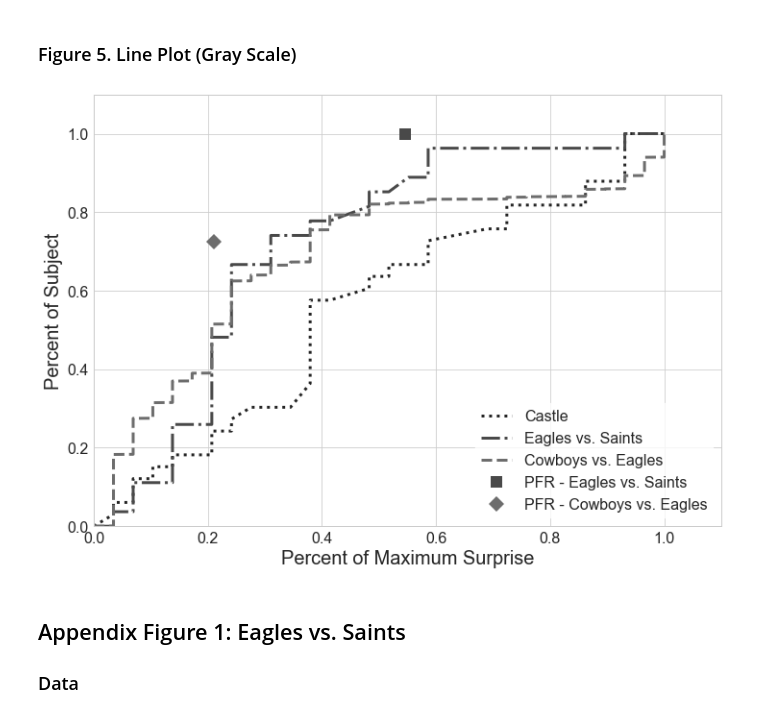
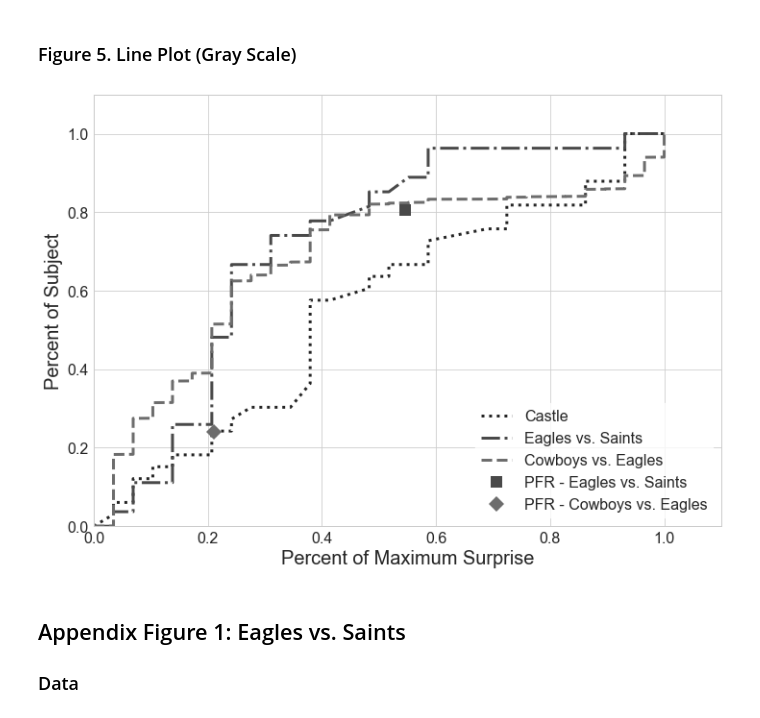
Before and after one commit to cesslab/Experiment-SuspenseAndSurprise, a Jupyter notebook: SchotterKesslerMcClellan_SuspenseAndSurprise.ipynb, the cells around one changed output. Saved outputs shown, nothing was run; the diff lists cells and outputs as text; code cells hidden in the pictures.

```diff
--- a/SchotterKesslerMcClellan_SuspenseAndSurprise.ipynb
+++ b/SchotterKesslerMcClellan_SuspenseAndSurprise.ipynb
@@ -325,27 +325,27 @@ frame.set_edgecolor('white')
 # %%
 plt.figure(figsize=(11.7,8.27))
 sns.set(context="paper", palette="gray", style="whitegrid", font_scale=2)
 plt.xlim(0, 1.1, 0.2)
 plt.ylim(0, 1.1, 0.1)
 plt.xlabel('Percent of Maximum Surprise', fontsize=20)
 plt.ylabel('Percent of Subject', fontsize=20)
 l1, = plt.plot(f5df['s'], f5df['c'], label='Castle', linestyle=":")
 l2, = plt.plot(f5df['s'], f5df['se'], label='Eagles vs. Saints', linestyle="-.")
 l3, = plt.plot(f5df['s'], f5df['ce'], label='Cowboys vs. Eagles', linestyle="--")
 plt.setp(l1, linewidth=3)
 plt.setp(l2, linewidth=3)
 plt.setp(l3, linewidth=3)
 
-p1, = plt.plot([0.5461], [1], marker='s', markersize=12, linestyle='none', color=l2.get_color(), label='PFR - Eagles vs. Saints')
-p2, = plt.plot([0.2106], [0.724], marker='D', markersize=12, linestyle='none', color=l3.get_color(), label='PFR - Cowboys vs. Eagles')
+p1, = plt.plot([0.5461], [0.8065], marker='s', markersize=12, linestyle='none', color=l2.get_color(), label='PFR - Eagles vs. Saints')
+p2, = plt.plot([0.2106], [0.2414], marker='D', markersize=12, linestyle='none', color=l3.get_color(), label='PFR - Cowboys vs. Eagles')
 
 legend = plt.legend(handles=[l1, l2, l3, p1, p2], frameon=1)
 
 frame = legend.get_frame()
 frame.set_facecolor('white')
 frame.set_edgecolor('white')
 # %% [output]
-[figure, old version]
+[figure, new version]
 # %% [markdown]
 ## Appendix Figure 1: Eagles vs. Saints
 
```
